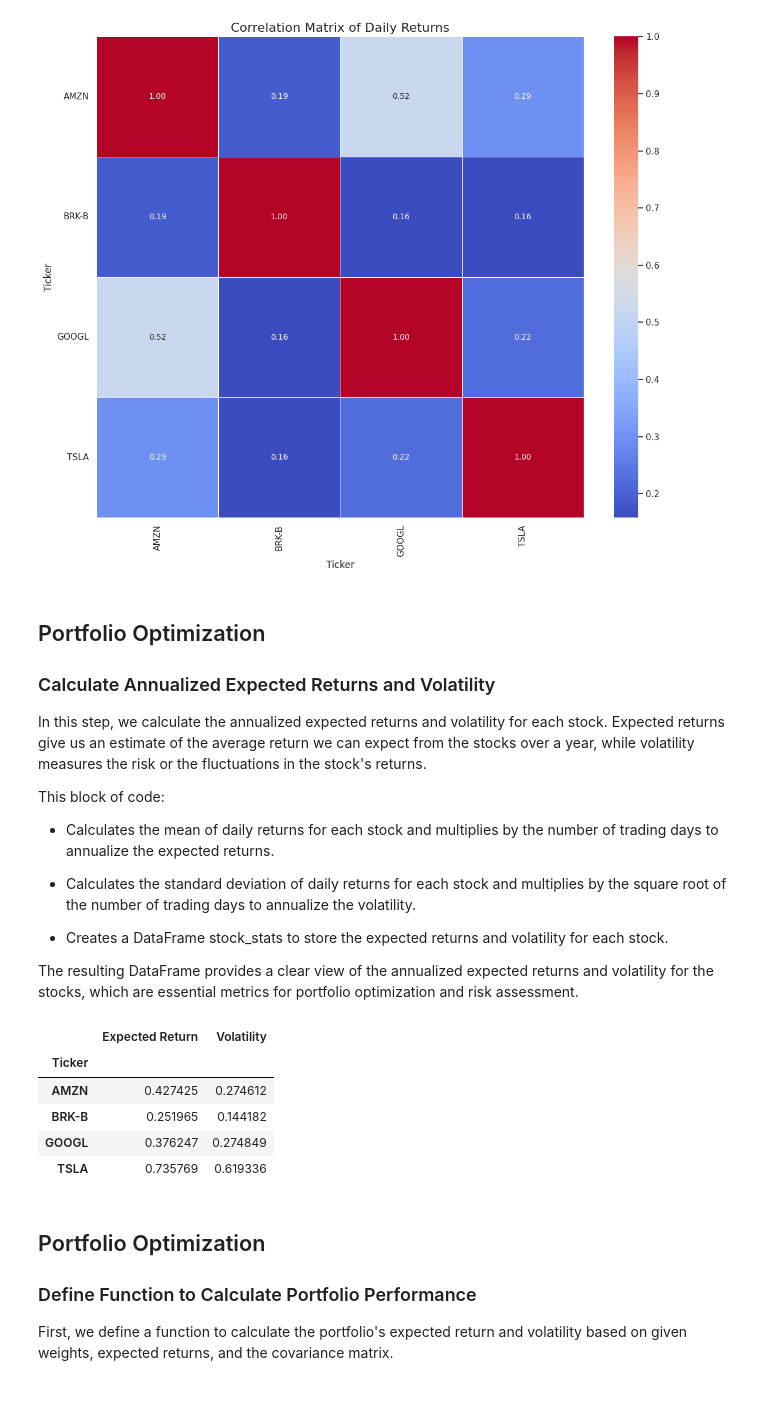
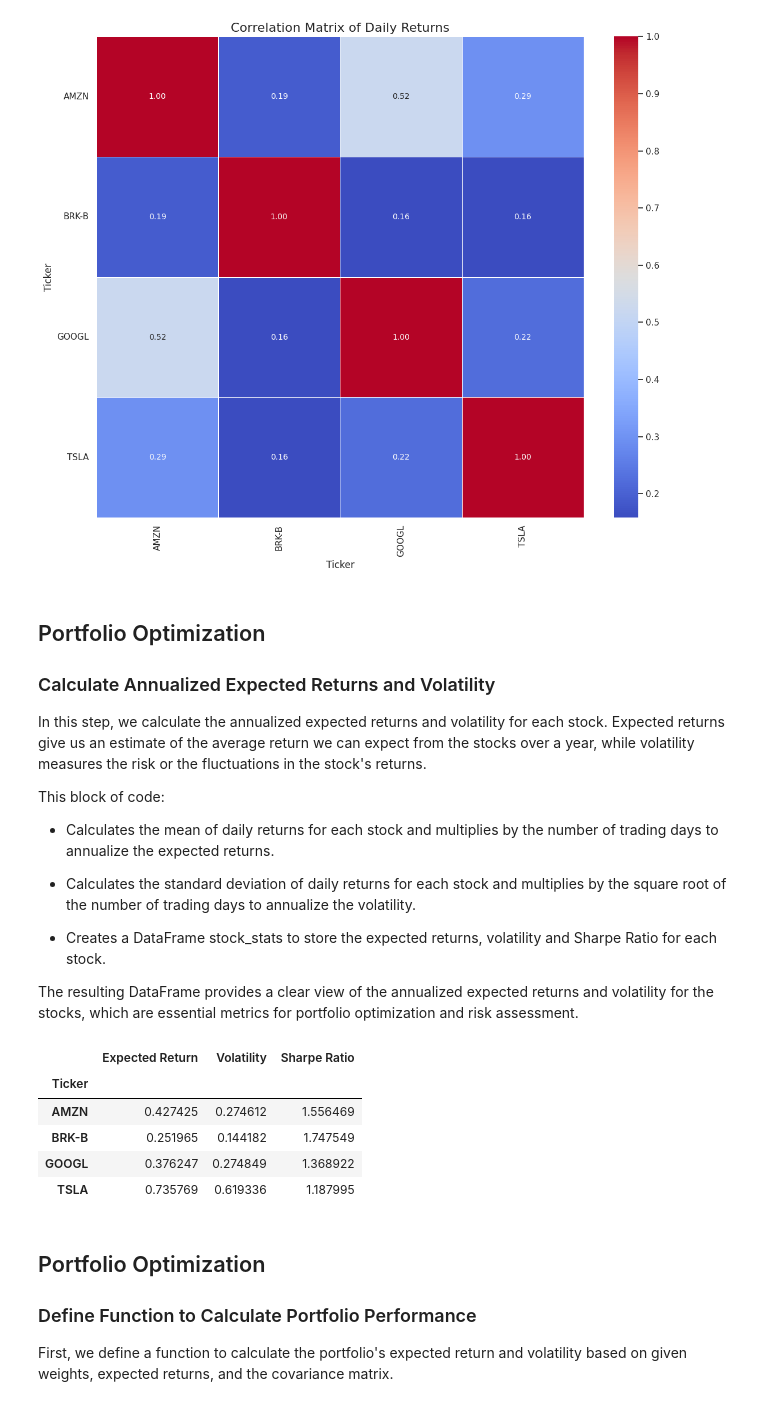
Before and after one commit to SaMoAAlamdari/Stock-Analysis-and-Portfolio-Optimization, a Jupyter notebook: StockMarketPortfolioOptimization.ipynb, the cells around one changed output. Saved outputs shown, nothing was run; the diff lists cells and outputs as text; code cells hidden in the pictures.

```diff
--- a/StockMarketPortfolioOptimization.ipynb
+++ b/StockMarketPortfolioOptimization.ipynb
@@ -422,27 +422,28 @@ This block of code:
 
 - Calculates the standard deviation of daily returns for each stock and multiplies by the square root of the number of trading days to annualize the volatility.
 
-- Creates a DataFrame stock_stats to store the expected returns and volatility for each stock.
+- Creates a DataFrame stock_stats to store the expected returns, volatility and Sharpe Ratio for each stock.
 
 The resulting DataFrame provides a clear view of the annualized expected returns and volatility for the stocks, which are essential metrics for portfolio optimization and risk assessment.
 # %%
 # Calculate annualized expected returns and volatility
 expected_returns = daily_returns.mean() * len(daily_returns)
 volatility = daily_returns.std() * np.sqrt(len(daily_returns))
 
 stock_stats = pd.DataFrame({
     'Expected Return': expected_returns,
-    'Volatility': volatility
+    'Volatility': volatility,
+    'Sharpe Ratio' : expected_returns / volatility  # Sharpe Ratio
 })
 
 stock_stats
 # %% [output]
-|  | Expected Return | Volatility |
-| Ticker |  |  |
-| AMZN | 0.427425 | 0.274612 |
-| BRK-B | 0.251965 | 0.144182 |
-| GOOGL | 0.376247 | 0.274849 |
-| TSLA | 0.735769 | 0.619336 |
+|  | Expected Return | Volatility | Sharpe Ratio |
+| Ticker |  |  |  |
+| AMZN | 0.427425 | 0.274612 | 1.556469 |
+| BRK-B | 0.251965 | 0.144182 | 1.747549 |
+| GOOGL | 0.376247 | 0.274849 | 1.368922 |
+| TSLA | 0.735769 | 0.619336 | 1.187995 |
 # %% [markdown]
 ## Portfolio Optimization
 
```
Also changed, not shown: parts of 2 cells of this notebook.
